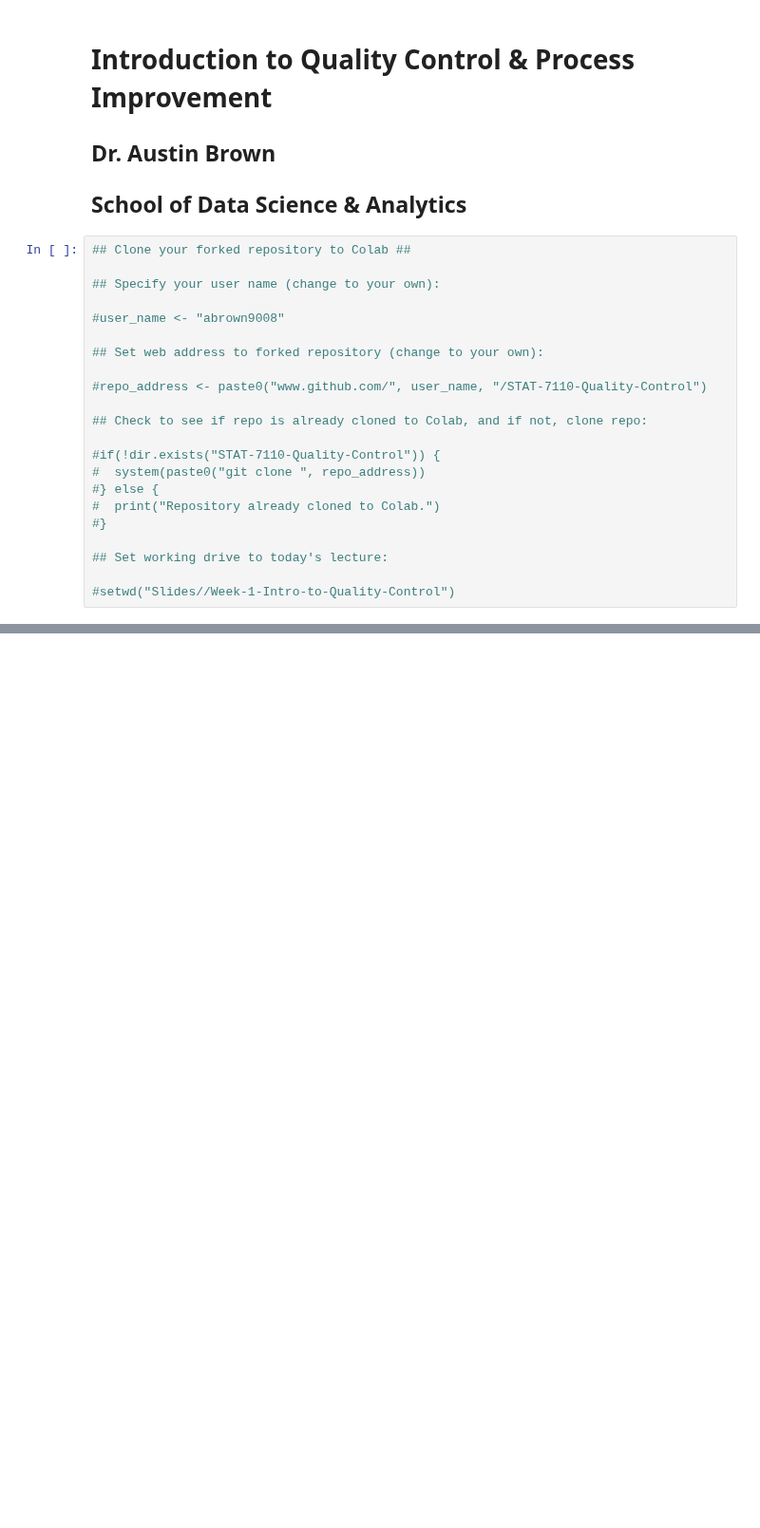
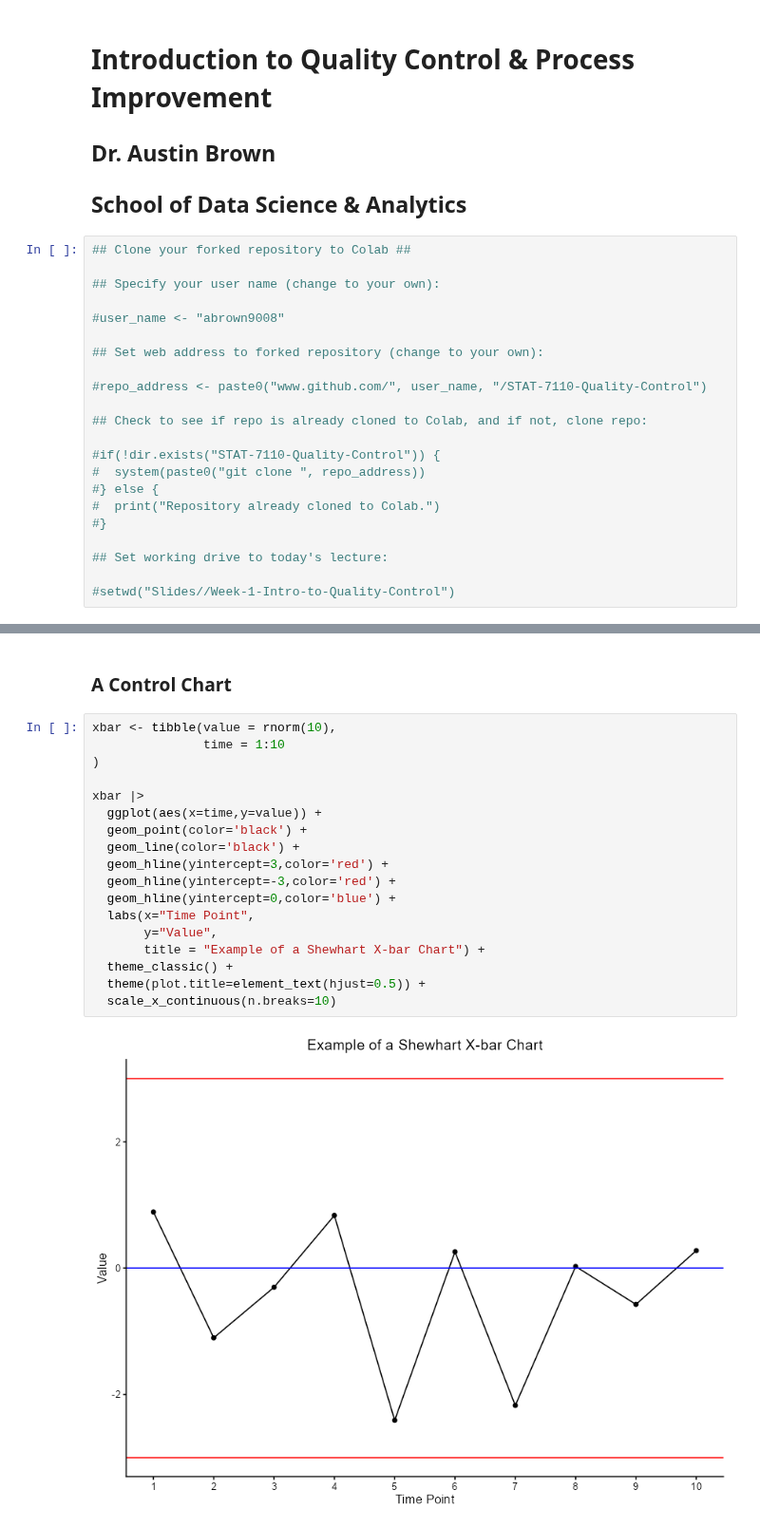
Before and after one commit to abrown9008/STAT-7110-Quality-Control, a Jupyter notebook: Slides/Week-1-Intro-to-Quality-Control/Intro-to-Quality-Control.ipynb, the cells around one changed output, grey strips where cells are left out. Shown at 95% size. Drawn from its saved outputs; the diff is of its cells as text; blank space fills up the shorter version.

```diff
--- a/Slides/Week-1-Intro-to-Quality-Control/Intro-to-Quality-Control.ipynb
+++ b/Slides/Week-1-Intro-to-Quality-Control/Intro-to-Quality-Control.ipynb
@@ -239,0 +359,22 @@
+# %% [markdown]
+### A Control Chart
+# %%
+xbar <- tibble(value = rnorm(10),
+               time = 1:10
+)
+
+xbar |>
+  ggplot(aes(x=time,y=value)) +
+  geom_point(color='black') +
+  geom_line(color='black') +
+  geom_hline(yintercept=3,color='red') +
+  geom_hline(yintercept=-3,color='red') +
+  geom_hline(yintercept=0,color='blue') +
+  labs(x="Time Point",
+       y="Value",
+       title = "Example of a Shewhart X-bar Chart") +
+  theme_classic() +
+  theme(plot.title=element_text(hjust=0.5)) +
+  scale_x_continuous(n.breaks=10)
+# %% [output]
+[figure, added]
```
Also changed, not shown: parts of 8 cells of this notebook, 9 other files.
